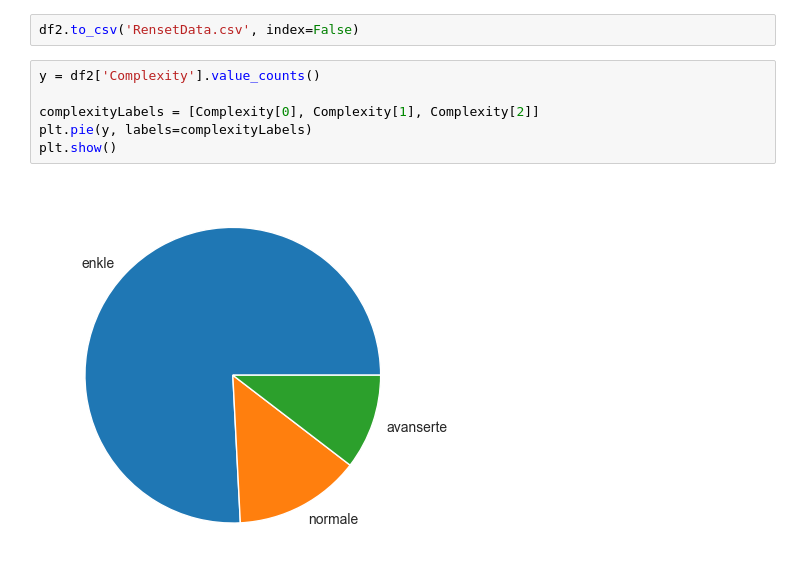
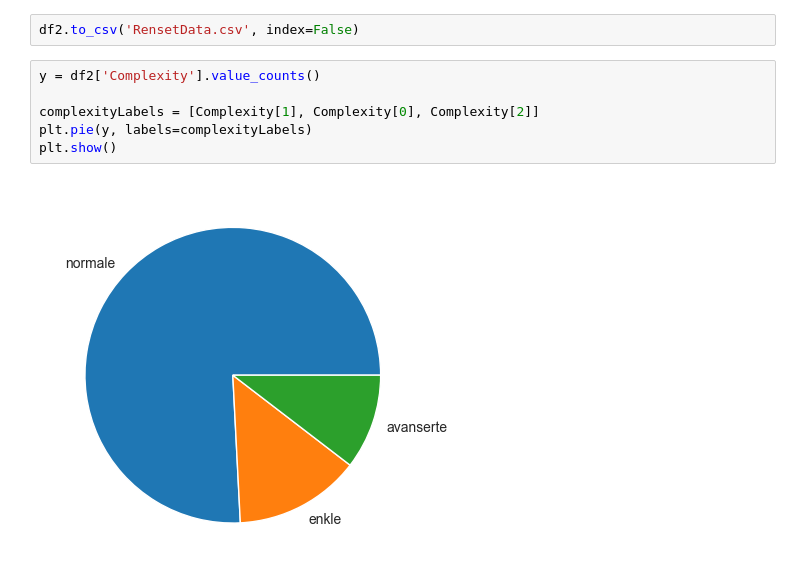
Before and after one commit to danielthorland/ISTG1003-Statistikk-prosjekt, a Jupyter notebook: prosjekt/Oppgave1/Complexity to themes.ipynb, the cells around one changed output. Cells and saved outputs as stored; diff of their text form.

Commit message:
Fixed complexitypie

```diff
--- a/prosjekt/Oppgave1/Complexity to themes.ipynb
+++ b/prosjekt/Oppgave1/Complexity to themes.ipynb
@@ -106,8 +106,8 @@ df2.to_csv('RensetData.csv', index=False)
 # %%
 y = df2['Complexity'].value_counts()
 
-complexityLabels = [Complexity[0], Complexity[1], Complexity[2]]
+complexityLabels = [Complexity[1], Complexity[0], Complexity[2]]
 plt.pie(y, labels=complexityLabels)
 plt.show()
 # %% [output]
-[figure, old version]
+[figure, new version]
```
